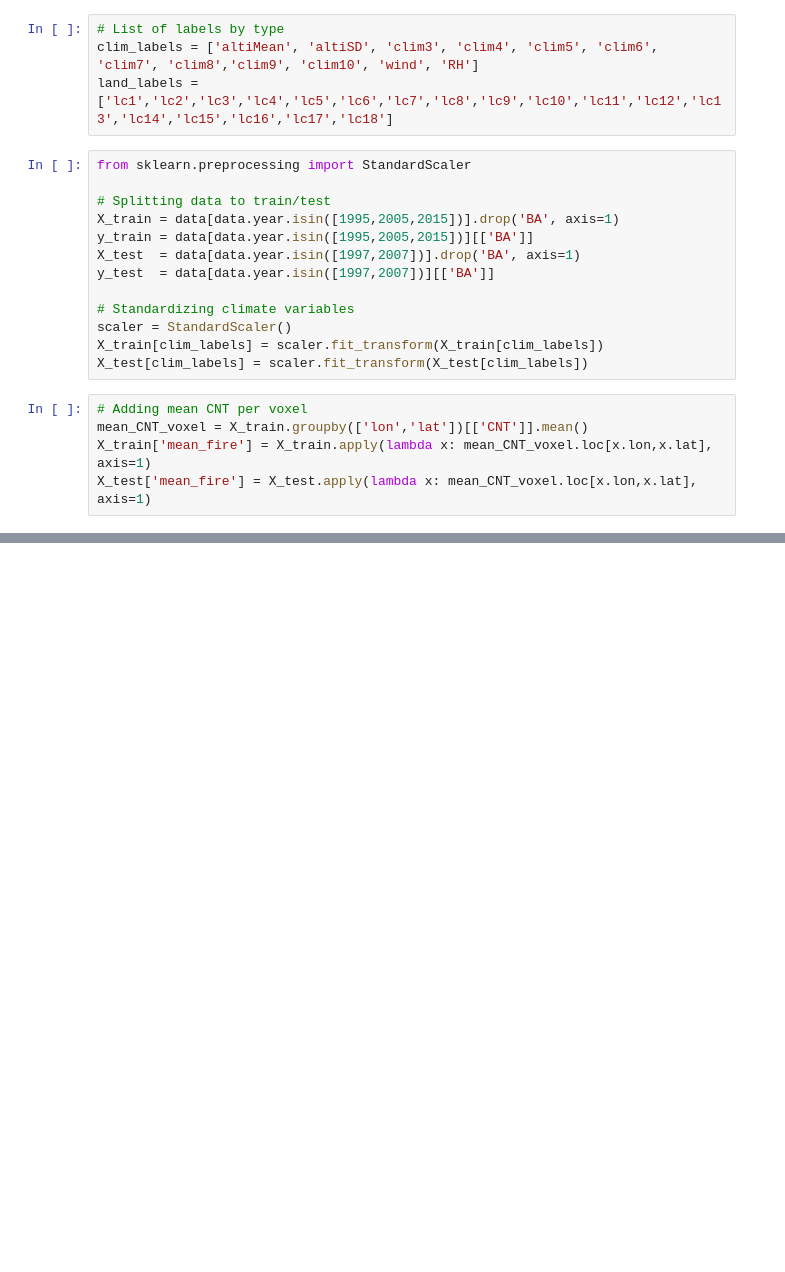
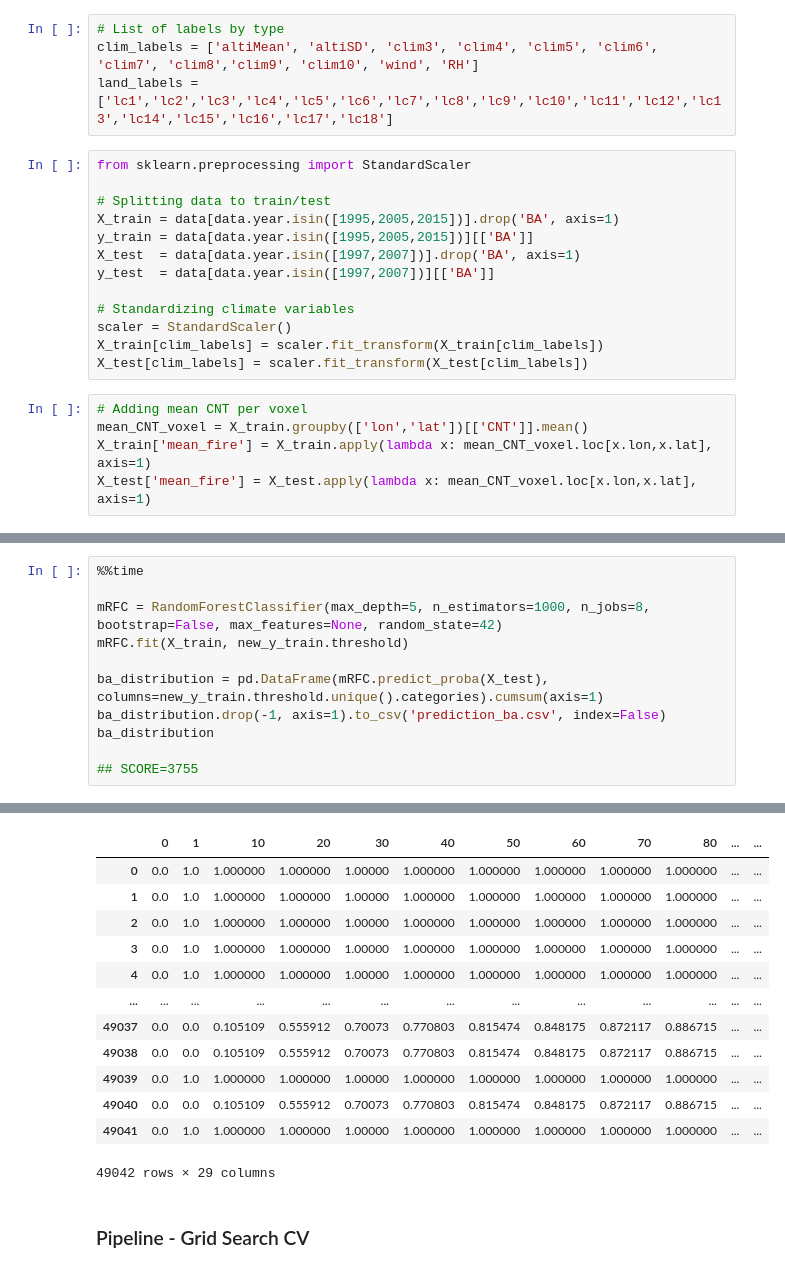
Before and after one commit to MegaCookies88/Data-Challenge-Wildfires, a Jupyter notebook: wildfires_models.ipynb, the cells around one changed output, grey strips where cells are left out. Drawn from its saved outputs; the diff is of its cells as text; blank space fills up the shorter version.

```diff
--- a/wildfires_models.ipynb
+++ b/wildfires_models.ipynb
@@ -109,0 +168,12 @@ ba_distribution.to_csv('prediction_ba.csv', index=False)
+# %%
+%%time
+
+mRFC = RandomForestClassifier(max_depth=5, n_estimators=1000, n_jobs=8, bootstrap=False, max_features=None, random_state=42)
+mRFC.fit(X_train, new_y_train.threshold)
+
+ba_distribution = pd.DataFrame(mRFC.predict_proba(X_test), columns=new_y_train.threshold.unique().categories).cumsum(axis=1)
+ba_distribution.drop(-1, axis=1).to_csv('prediction_ba.csv', index=False)
+ba_distribution
+
+## SCORE=3755
+# %% [output]
@@ -110,3 +182,18 @@ ba_distribution.to_csv('prediction_ba.csv', index=False)
+|  | 0 | 1 | 10 | 20 | 30 | 40 | 50 | 60 | 70 | 80 | ... | ... |
+| 0 | 0.0 | 1.0 | 1.000000 | 1.000000 | 1.00000 | 1.000000 | 1.000000 | 1.000000 | 1.000000 | 1.000000 | ... | ... |
+| 1 | 0.0 | 1.0 | 1.000000 | 1.000000 | 1.00000 | 1.000000 | 1.000000 | 1.000000 | 1.000000 | 1.000000 | ... | ... |
+| 2 | 0.0 | 1.0 | 1.000000 | 1.000000 | 1.00000 | 1.000000 | 1.000000 | 1.000000 | 1.000000 | 1.000000 | ... | ... |
+| 3 | 0.0 | 1.0 | 1.000000 | 1.000000 | 1.00000 | 1.000000 | 1.000000 | 1.000000 | 1.000000 | 1.000000 | ... | ... |
+| 4 | 0.0 | 1.0 | 1.000000 | 1.000000 | 1.00000 | 1.000000 | 1.000000 | 1.000000 | 1.000000 | 1.000000 | ... | ... |
+| ... | ... | ... | ... | ... | ... | ... | ... | ... | ... | ... | ... | ... |
+| 49037 | 0.0 | 0.0 | 0.105109 | 0.555912 | 0.70073 | 0.770803 | 0.815474 | 0.848175 | 0.872117 | 0.886715 | ... | ... |
+| 49038 | 0.0 | 0.0 | 0.105109 | 0.555912 | 0.70073 | 0.770803 | 0.815474 | 0.848175 | 0.872117 | 0.886715 | ... | ... |
+| 49039 | 0.0 | 1.0 | 1.000000 | 1.000000 | 1.00000 | 1.000000 | 1.000000 | 1.000000 | 1.000000 | 1.000000 | ... | ... |
+| 49040 | 0.0 | 0.0 | 0.105109 | 0.555912 | 0.70073 | 0.770803 | 0.815474 | 0.848175 | 0.872117 | 0.886715 | ... | ... |
+| 49041 | 0.0 | 1.0 | 1.000000 | 1.000000 | 1.00000 | 1.000000 | 1.000000 | 1.000000 | 1.000000 | 1.000000 | ... | ... |
+49042 rows × 29 columns
+# %% [markdown]
+### Pipeline - Grid Search CV
 # %%
 param_grid = {'alpha': np.logspace(0,99,num=10)}
 
```
Also changed, not shown: parts of 18 cells of this notebook.
